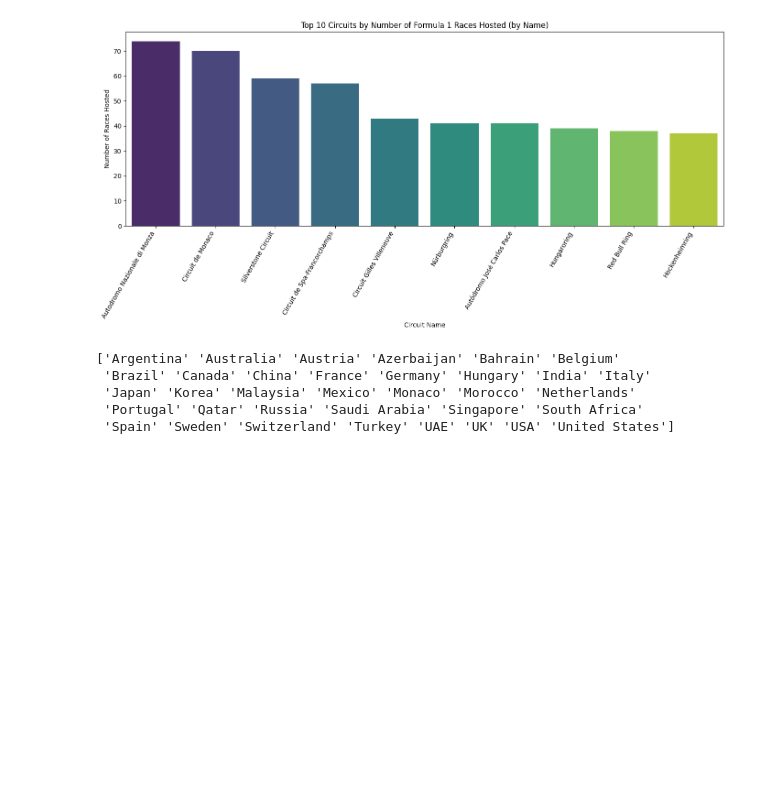
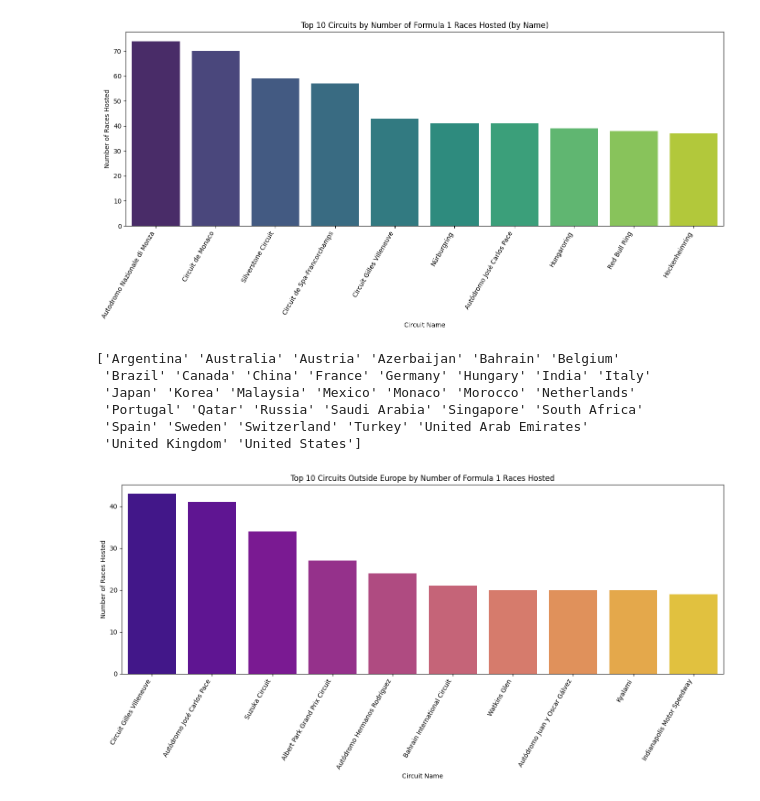
Before and after one commit to DavidAlmonacid/data_analysis_formula1_1950-2024, a Jupyter notebook: main.ipynb, the cells around one changed output. Drawn from its saved outputs; the diff is of its cells as text; code cells hidden in the pictures; blank space fills up the shorter version.

Commit message:
Update file to show non European races properly
- Improve country names
- Filter out European races
- Generate chart to visualize the data

```diff
--- a/main.ipynb
+++ b/main.ipynb
@@ -170,7 +180,12 @@ df_circuits_slim = df_circuits[["circuitId", "name", "country"]].rename(
 )
 
 # Merge df_races with df_circuits_slim on 'circuitId'
-df_races_merged = pd.merge(df_races, df_circuits_slim, on="circuitId", how="left")
+df_races_merged = pd.merge(
+    df_races,
+    df_circuits_slim,
+    on="circuitId",
+    how="left",
+)
 # %% [markdown]
 Generate Bar Charts with Names:
 # %%
@@ -205,7 +220,6 @@ plt.show()
 # Filter for Non-European Circuits
 
 # List of European countries
-print(df_races_merged["country"].sort_values().unique())
 european_countries = [
     "Austria",
     "Belgium",
@@ -219,11 +233,47 @@ european_countries = [
     "Spain",
     "Sweden",
     "Switzerland",
-    "UK",
+    "United Kingdom",
 ]
+
+# Filter out European races
+df_non_european_races = df_races_merged[
+    ~df_races_merged["country"].isin(european_countries)
+]
 # %% [output]
 ['Argentina' 'Australia' 'Austria' 'Azerbaijan' 'Bahrain' 'Belgium'
  'Brazil' 'Canada' 'China' 'France' 'Germany' 'Hungary' 'India' 'Italy'
  'Japan' 'Korea' 'Malaysia' 'Mexico' 'Monaco' 'Morocco' 'Netherlands'
  'Portugal' 'Qatar' 'Russia' 'Saudi Arabia' 'Singapore' 'South Africa'
- 'Spain' 'Sweden' 'Switzerland' 'Turkey' 'UAE' 'UK' 'USA' 'United States']
+ 'Spain' 'Sweden' 'Switzerland' 'Turkey' 'United Arab Emirates'
+ 'United Kingdom' 'United States']
+# %%
+# Count and Plot Top Non-European Circuits
+
+# Count the number of races per circuitName from the filtered DataFrame
+races_per_non_european_circuit = (
+    df_non_european_races["circuitName"]
+    .value_counts()
+    .head(10)
+    .sort_values(ascending=False)
+)
+
+# Create the bar chart for non-European circuits
+plt.figure(figsize=(14, 7))  # Slightly larger figure for readability
+sns.barplot(
+    x=races_per_non_european_circuit.index,
+    y=races_per_non_european_circuit.values,
+    hue=races_per_non_european_circuit.index,
+    palette="plasma",
+)
+plt.title("Top 10 Circuits Outside Europe by Number of Formula 1 Races Hosted")
+plt.xlabel("Circuit Name")
+plt.ylabel("Number of Races Hosted")
+plt.xticks(rotation=60, ha="right")  # Rotate labels more for long names
+plt.tight_layout()
+plt.savefig(
+    "figures/top_non_european_circuits_bar_chart.png"
+)  # Save the plot to a file
+plt.show()
+# %% [output]
+[figure, added]
```
Also changed, not shown: parts of 1 cell of this notebook.
